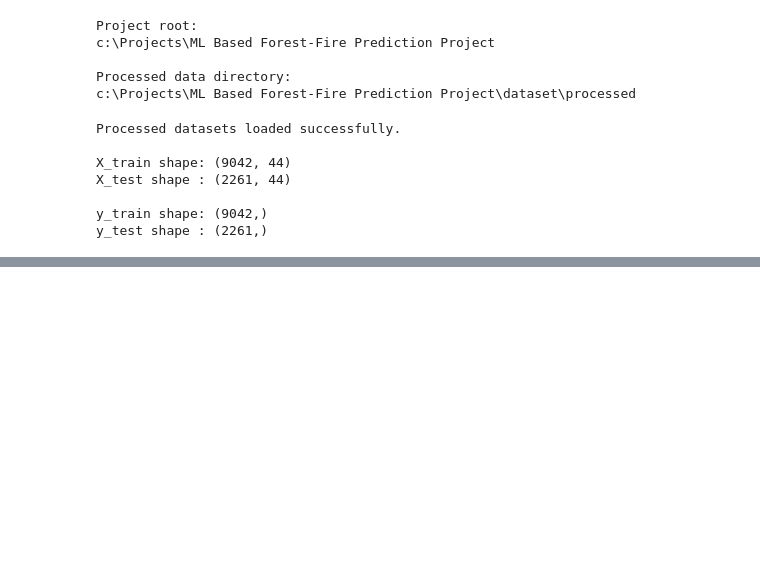
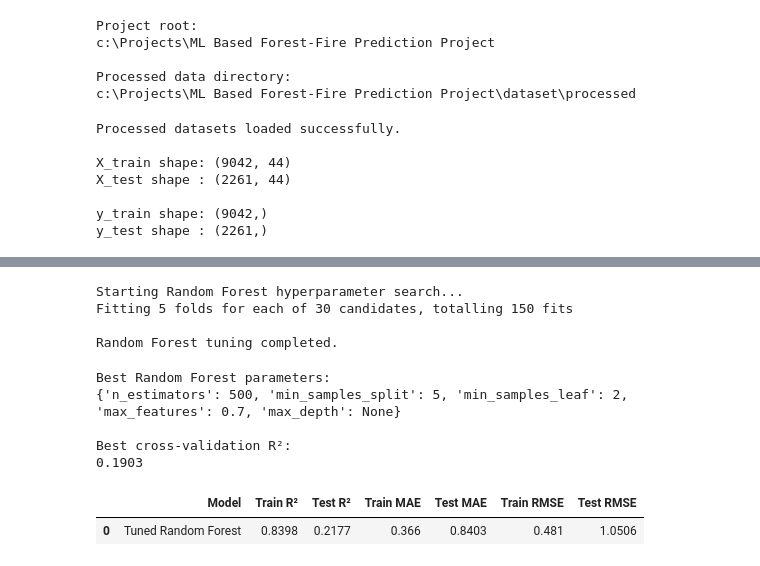
Before and after one commit to mraznyrazeek/ML-Based-Forest-Fire-Prediction-Project, a Jupyter notebook: backend/notebooks/03_model_training.ipynb, the cells around one changed output, grey strips where cells are left out. Drawn from its saved outputs; the diff is of its cells as text; code cells hidden in the pictures; blank space fills up the shorter version.

```diff
--- a/backend/notebooks/03_model_training.ipynb
+++ b/backend/notebooks/03_model_training.ipynb
@@ -82,0 +770,77 @@ y_test shape : (2261,)
+# %%
+# RANDOM FOREST HYPERPARAMETER SEARCH
+
+rf_model = RandomForestRegressor(
+    random_state=42,
+    n_jobs=-1
+)
+
+rf_param_grid = {
+    "n_estimators": [200, 300, 500],
+    "max_depth": [None, 10, 15, 20, 25],
+    "min_samples_split": [2, 5, 10, 20],
+    "min_samples_leaf": [1, 2, 5, 10],
+    "max_features": [0.5, 0.7, 1.0]
+}
+
+rf_search = RandomizedSearchCV(
+    estimator=rf_model,
+    param_distributions=rf_param_grid,
+    n_iter=30,
+    scoring="r2",
+    cv=cv,
+    random_state=42,
+    n_jobs=-1,
+    verbose=1
+)
+
+print("Starting Random Forest hyperparameter search...")
+
+rf_search.fit(X_train, y_train)
+
+print("\nRandom Forest tuning completed.")
+# %% [output]
+Starting Random Forest hyperparameter search...
+Fitting 5 folds for each of 30 candidates, totalling 150 fits
+
+Random Forest tuning completed.
+# %%
+print("Best Random Forest parameters:")
+print(rf_search.best_params_)
+
+print("\nBest cross-validation R²:")
+print(round(rf_search.best_score_, 4))
+# %% [output]
+Best Random Forest parameters:
+{'n_estimators': 500, 'min_samples_split': 5, 'min_samples_leaf': 2, 'max_features': 0.7, 'max_depth': None}
+
+Best cross-validation R²:
+0.1903
+# %%
+# EVALUATE TUNED RANDOM FOREST
+
+best_rf_model = rf_search.best_estimator_
+
+rf_train_predictions = best_rf_model.predict(X_train)
+rf_test_predictions = best_rf_model.predict(X_test)
+
+rf_tuned_results = {
+    "Model": "Tuned Random Forest",
+    "Train R²": r2_score(y_train, rf_train_predictions),
+    "Test R²": r2_score(y_test, rf_test_predictions),
+    "Train MAE": mean_absolute_error(y_train, rf_train_predictions),
+    "Test MAE": mean_absolute_error(y_test, rf_test_predictions),
+    "Train RMSE": np.sqrt(
+        mean_squared_error(y_train, rf_train_predictions)
+    ),
+    "Test RMSE": np.sqrt(
+        mean_squared_error(y_test, rf_test_predictions)
+    )
+}
+
+display(
+    pd.DataFrame([rf_tuned_results]).round(4)
+)
+# %% [output]
+|  | Model | Train R² | Test R² | Train MAE | Test MAE | Train RMSE | Test RMSE |
+| 0 | Tuned Random Forest | 0.8398 | 0.2177 | 0.366 | 0.8403 | 0.481 | 1.0506 |
```
Also changed, not shown: parts of 39 cells of this notebook.
